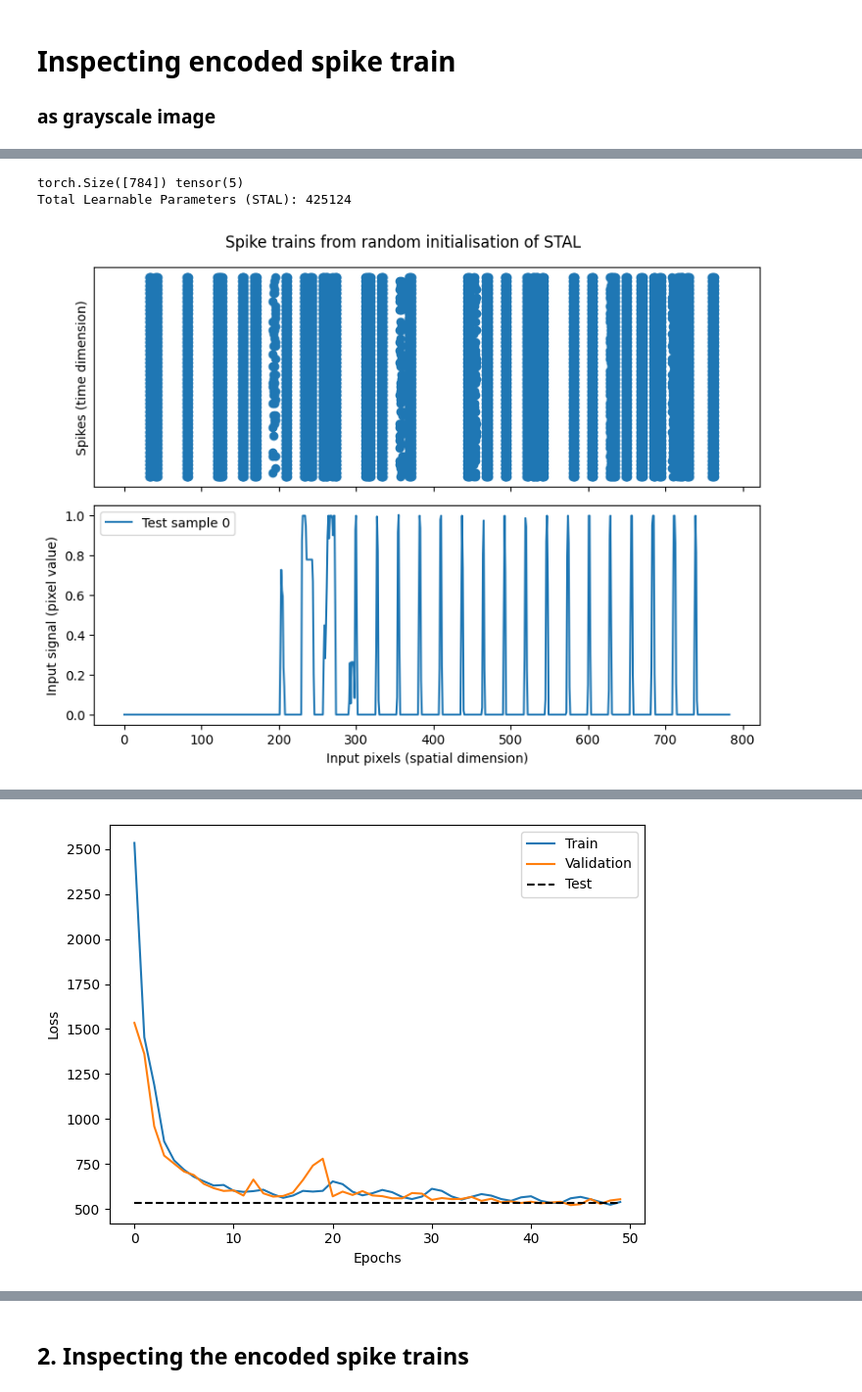
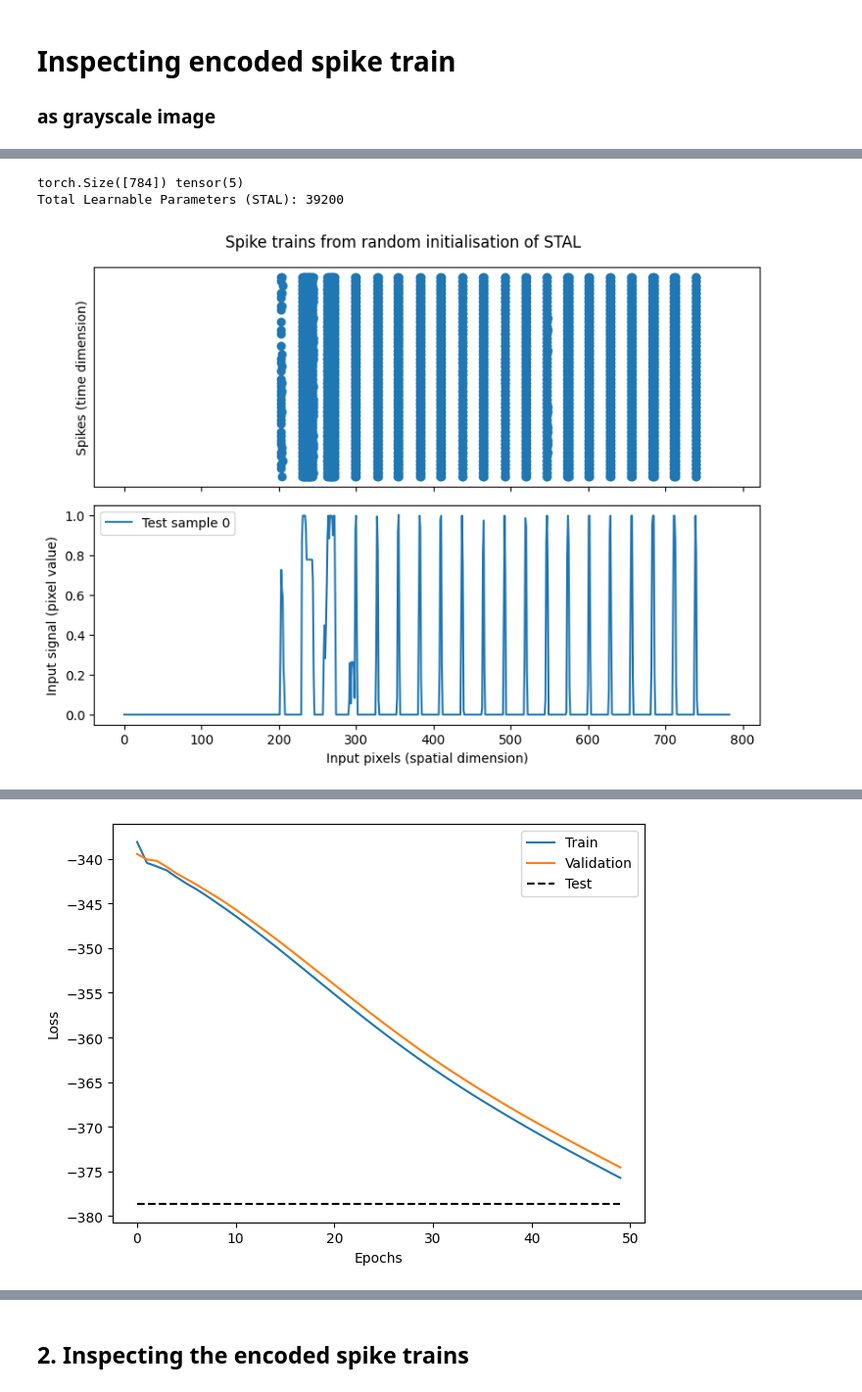
Before and after one commit to freek1/stal-v2, a Jupyter notebook: stal_v_rate_mnist.ipynb, the cells around one changed output, grey strips where cells are left out. Shown at 98% size. Saved outputs shown, nothing was run; the diff lists cells and outputs as text; code cells hidden in the pictures.

Commit message:
Example for mnist of Rate v STAL

```diff
--- a/stal_v_rate_mnist.ipynb
+++ b/stal_v_rate_mnist.ipynb
@@ -19,13 +21,16 @@ device = torch.device("mps")
 
 train_X, train_y, test_X, test_y = load_mnist()
 
+# test_X = test_X[:1000] # TODO: revert this
+# test_y = test_y[:1000]
+
 print(train_X[0].shape, train_y[0])
 
 omega = train_X[0].size(0)
 psi = 50
 c = 1
-l1_sz = omega // 2 # 392
-l2_sz = omega // 4 # 196
+l1_sz = 0 # omega // 2 # 392
+l2_sz = 0 # omega // 4 # 196
 drop_p = 0.5
 
 STAL = SpikeThresholdAdaptiveLearning(omega, psi, c, l1_sz, l2_sz, drop_p)
@@ -68,10 +73,10 @@ optimizer = torch.optim.AdamW(STAL.parameters(), lr=0.001)
 # Train/Validation
 train_X, val_X, train_y, val_y = train_test_split(train_X, train_y, test_size=0.2, random_state=42)
 n_epochs = 50
-train_X = train_X[:batch_size*10]
-val_X = val_X[:batch_size*10]
-train_y = train_y[:batch_size*10]
-val_y = val_y[:batch_size*10]
+# train_X = train_X[:batch_size*10] # TODO: revert this
+# val_X = val_X[:batch_size*3]
+# train_y = train_y[:batch_size*10]
+# val_y = val_y[:batch_size*3]
 
 STAL.to(device)
 
@@ -140,33 +145,37 @@ def plot_loss(train_loss, val_loss, test_loss):
     plt.show()
 
 plot_loss(train_loss, val_loss, test_loss)
 
 # Inspect the spike train after training
 STAL.cpu()
 STAL.eval()
 
 B_STAL_tr = train_spiketrains.reshape(-1, omega, c, psi).squeeze(2)
 B_STAL_val = val_spiketrains.reshape(-1, omega, c, psi).squeeze(2)
 B_STAL_ts = test_spiketrains.reshape(-1, omega, c, psi).squeeze(2)
 b = B_STAL_ts[0]
 pixels, spikes = np.where(b == 1)
 
 fig, axs = plt.subplots(2, 1, figsize=(8, 6), sharex=True)
 axs[0].scatter(pixels, (spikes/psi))
 axs[0].set_ylabel("Spikes (time dimension)")
 axs[0].set_yticks([])
 
 axs[1].plot(x[0], label="Test sample 0")
 axs[1].set_xlabel("Input pixels (spatial dimension)")
 axs[1].set_ylabel("Input signal (pixel value)")
 axs[1].legend()
 
 plt.suptitle("Spike trains after training of STAL")
 plt.tight_layout()
 # plt.savefig("img/post_training_example_mnist_low_sp.png")
 plt.show()
+
+B_STAL_tr = torch.tensor(B_STAL_tr)
+B_STAL_val = torch.tensor(B_STAL_val)
+B_STAL_ts = torch.tensor(B_STAL_ts)
 # %% [output]
 torch.Size([784]) tensor(5)
-Total Learnable Parameters (STAL): 425124
+Total Learnable Parameters (STAL): 39200
-[figure, old version]
+[figure, new version]
 Default Loss initialized.
@@ -189 +198 @@ Training took 115.53s
-[figure, old version]
+[figure, new version]
```
Also changed, not shown: parts of 17 cells of this notebook, 2 other files.
